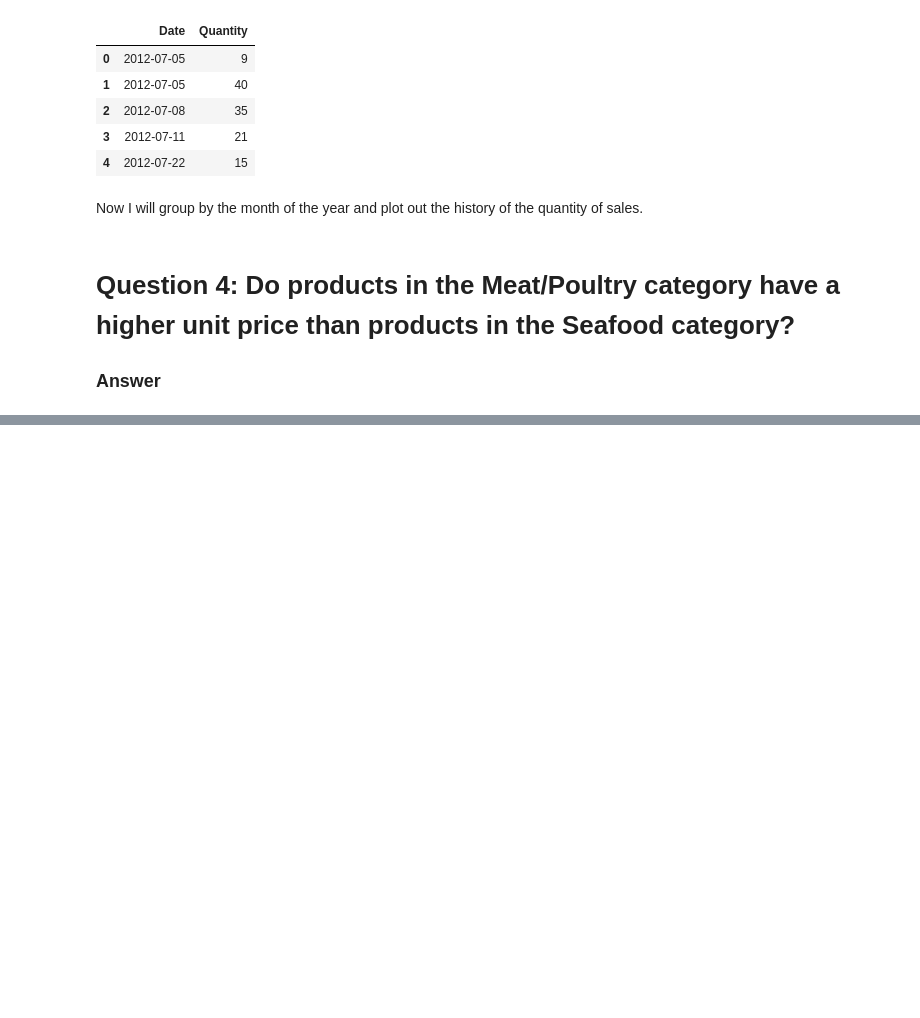
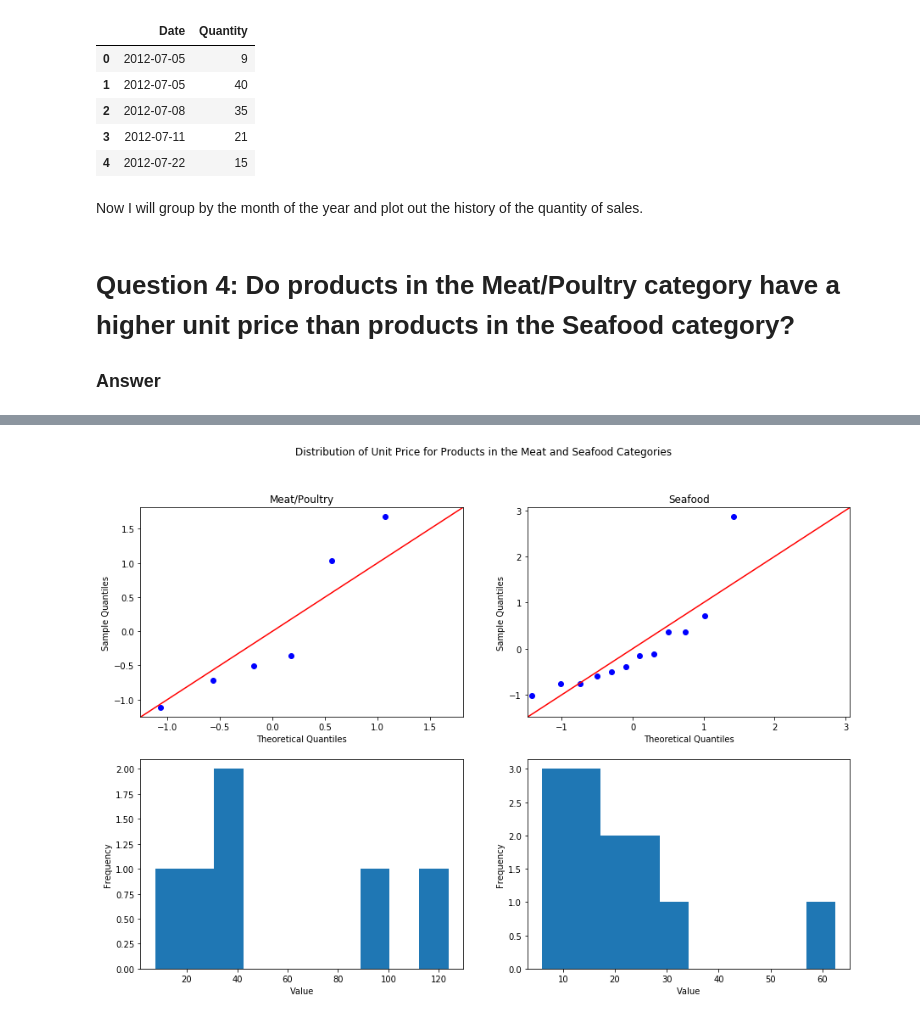
Before and after one commit to georgewillben/Northwind-Database-Statistical-Tests-Module-3-Project, a Jupyter notebook: Northwind_Statistical_Tests.ipynb, the cells around one changed output, grey strips where cells are left out. Cells and saved outputs as stored; diff of their text form; code cells hidden in the pictures; blank space fills up the shorter version.

```diff
--- a/Northwind_Statistical_Tests.ipynb
+++ b/Northwind_Statistical_Tests.ipynb
@@ -464,0 +499,10 @@ Now I will group by the month of the year and plot out the history of the quanti
+# %%
+meat = df[df['Category'] == 'Meat/Poultry']['UnitPrice']
+seafood = df[df['Category'] == 'Seafood']['UnitPrice']
+# %%
+main_title = 'Distribution of Unit Price for Products in the Meat and Seafood Categories'
+subtitle1 = 'Meat/Poultry'
+subtitle2 = 'Seafood'
+normality_plots(meat, seafood, main_title, subtitle1, subtitle2)
+# %% [output]
+[figure, added]
```
Also changed, not shown: parts of 18 cells of this notebook.
